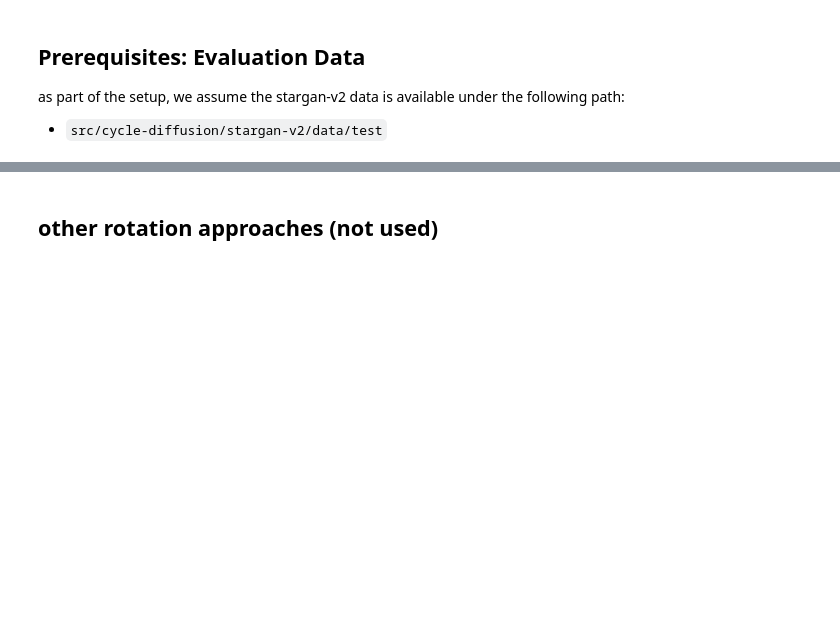
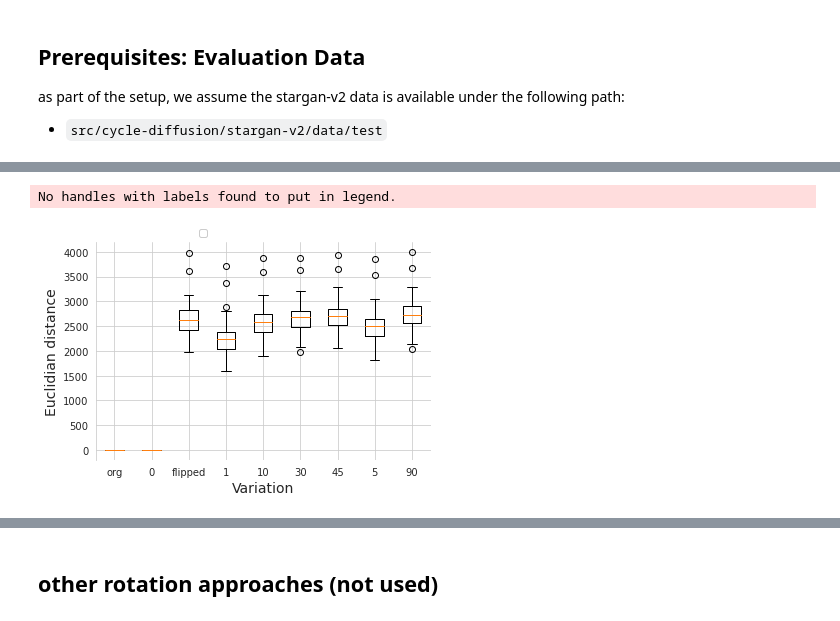
Before and after one commit to Alonixs/cycle-diffusion-group12, a Jupyter notebook: RQ1_2.ipynb, the cells around one changed output, grey strips where cells are left out. Cells and saved outputs as stored; diff of their text form; code cells hidden in the pictures; blank space fills up the shorter version.

```diff
--- a/RQ1_2.ipynb
+++ b/RQ1_2.ipynb
@@ -265,0 +329,27 @@ ModuleNotFoundError: No module named 'evaluation'
+# %%
+# create plot for euclidean distance
+vals = []
+for variation in order_long:
+    vals.append(sim_df[sim_df['variation'] == variation]['euc_dist'].values)
+
+
+plt.boxplot(vals, labels=order_short)
+
+sns.set_style("whitegrid")  # "white","dark","darkgrid","ticks"
+boxprops = dict(linestyle='-', linewidth=1.5, color='#00145A')
+# flierprops = dict(marker='o', markersize=1,
+#                   linestyle='none')
+# whiskerprops = dict(color='#00145A')
+# capprops = dict(color='#00145A')
+# medianprops = dict(linewidth=1.5, linestyle='-', color='#01FBEE')
+
+plt.xlabel("Variation", fontweight='normal', fontsize=14)
+plt.ylabel("Euclidian distance", fontweight='normal', fontsize=14)
+sns.despine(bottom=True)
+
+plt.legend(bbox_to_anchor=(0.31, 1.06), loc=2, borderaxespad=0., framealpha=1, facecolor ='white', frameon=True)
+
+plt.show()
+# %% [output]
+No handles with labels found to put in legend.
+[figure, added]
```
Also changed, not shown: parts of 34 cells of this notebook, 3 other files.
